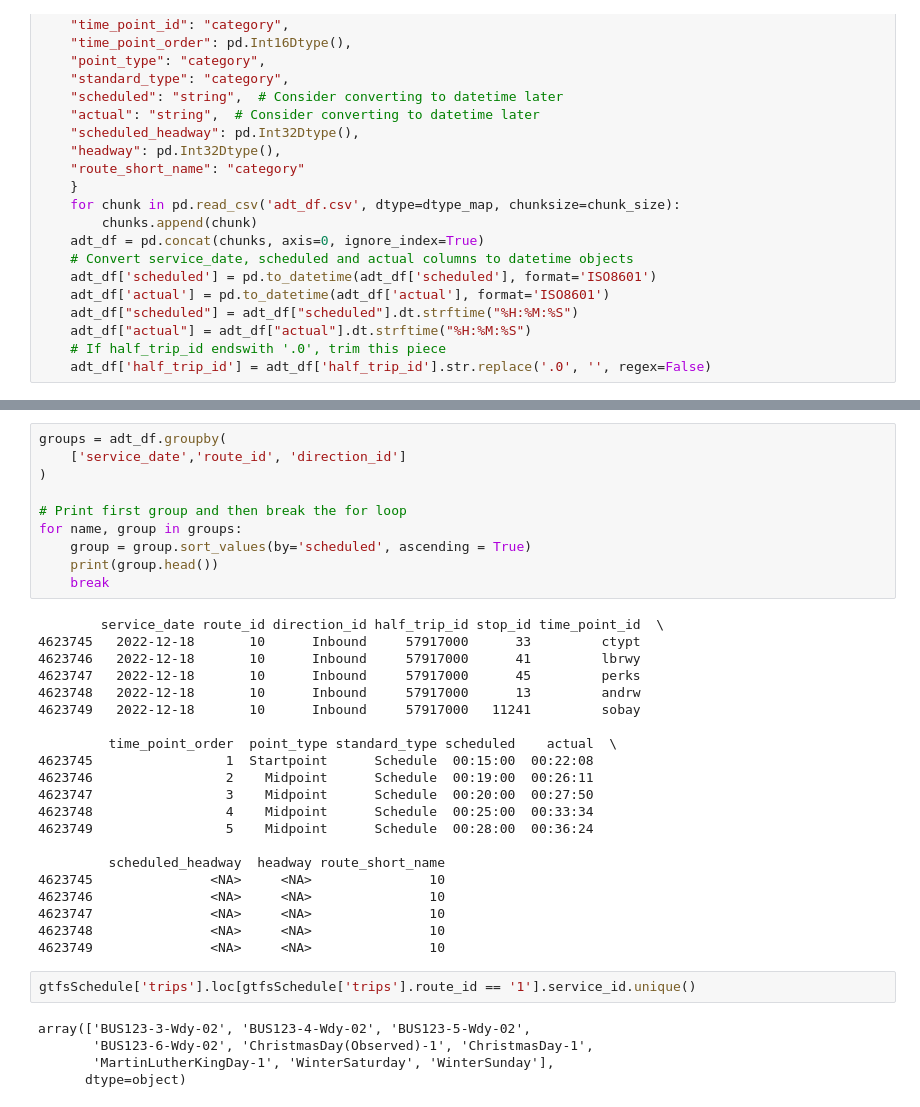
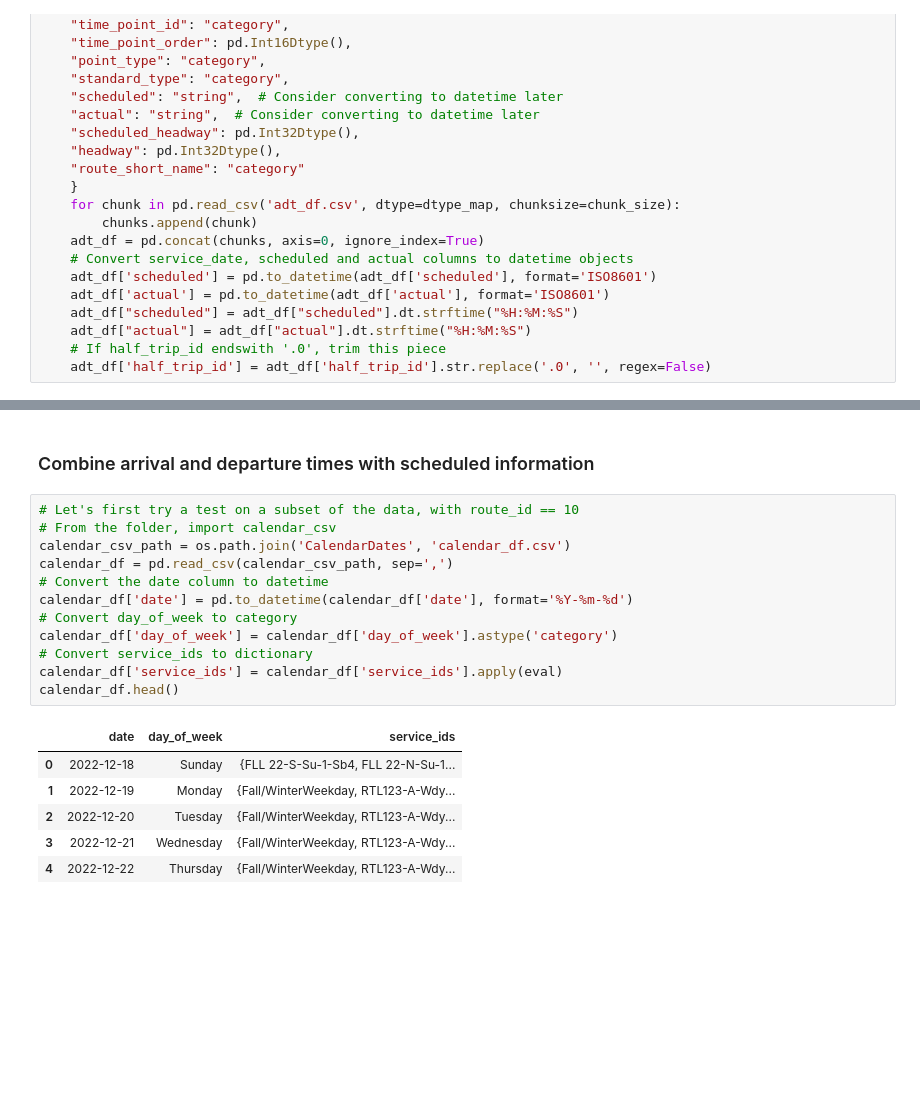
Before and after one commit to aforte40/MBTA_PostRatingRecap_ArrDepTimes, a Jupyter notebook: joinScheduleFiles.ipynb, the cells around one changed output, grey strips where cells are left out. Cells and saved outputs as stored; diff of their text form; blank space fills up the shorter version.

```diff
--- a/joinScheduleFiles.ipynb
+++ b/joinScheduleFiles.ipynb
@@ -206,38 +203,21 @@ adt_df.loc[adt_df.service_date == '2022-12-28'].head(10)
-# %%
-groups = adt_df.groupby(
-    ['service_date','route_id', 'direction_id']
-)
-
-# Print first group and then break the for loop
-for name, group in groups:
-    group = group.sort_values(by='scheduled', ascending = True)
-    print(group.head())
-    break
-# %% [output]
-        service_date route_id direction_id half_trip_id stop_id time_point_id  \
-4623745   2022-12-18       10      Inbound     57917000      33         ctypt
-4623746   2022-12-18       10      Inbound     57917000      41         lbrwy
-4623747   2022-12-18       10      Inbound     57917000      45         perks
-4623748   2022-12-18       10      Inbound     57917000      13         andrw
-4623749   2022-12-18       10      Inbound     57917000   11241         sobay
-
-         time_point_order  point_type standard_type scheduled    actual  \
-4623745                 1  Startpoint      Schedule  00:15:00  00:22:08
-4623746                 2    Midpoint      Schedule  00:19:00  00:26:11
-4623747                 3    Midpoint      Schedule  00:20:00  00:27:50
-4623748                 4    Midpoint      Schedule  00:25:00  00:33:34
-4623749                 5    Midpoint      Schedule  00:28:00  00:36:24
-
-         scheduled_headway  headway route_short_name
-4623745               <NA>     <NA>               10
-4623746               <NA>     <NA>               10
-4623747               <NA>     <NA>               10
-4623748               <NA>     <NA>               10
-4623749               <NA>     <NA>               10
-# %%
-gtfsSchedule['trips'].loc[gtfsSchedule['trips'].route_id == '1'].service_id.unique()
-# %% [output]
-array(['BUS123-3-Wdy-02', 'BUS123-4-Wdy-02', 'BUS123-5-Wdy-02',
-       'BUS123-6-Wdy-02', 'ChristmasDay(Observed)-1', 'ChristmasDay-1',
-       'MartinLutherKingDay-1', 'WinterSaturday', 'WinterSunday'],
-      dtype=object)
+# %% [markdown]
+### Combine arrival and departure times with scheduled information
+# %%
+# Let's first try a test on a subset of the data, with route_id == 10
+# From the folder, import calendar_csv
+calendar_csv_path = os.path.join('CalendarDates', 'calendar_df.csv')
+calendar_df = pd.read_csv(calendar_csv_path, sep=',')
+# Convert the date column to datetime
+calendar_df['date'] = pd.to_datetime(calendar_df['date'], format='%Y-%m-%d')
+# Convert day_of_week to category
+calendar_df['day_of_week'] = calendar_df['day_of_week'].astype('category')
+# Convert service_ids to dictionary
+calendar_df['service_ids'] = calendar_df['service_ids'].apply(eval)
+calendar_df.head()
+# %% [output]
+|  | date | day_of_week | service_ids |
+| 0 | 2022-12-18 | Sunday | {FLL 22-S-Su-1-Sb4, FLL 22-N-Su-1... |
+| 1 | 2022-12-19 | Monday | {Fall/WinterWeekday, RTL123-A-Wdy... |
+| 2 | 2022-12-20 | Tuesday | {Fall/WinterWeekday, RTL123-A-Wdy... |
+| 3 | 2022-12-21 | Wednesday | {Fall/WinterWeekday, RTL123-A-Wdy... |
+| 4 | 2022-12-22 | Thursday | {Fall/WinterWeekday, RTL123-A-Wdy... |
```
Also changed, not shown: parts of 8 cells of this notebook.
